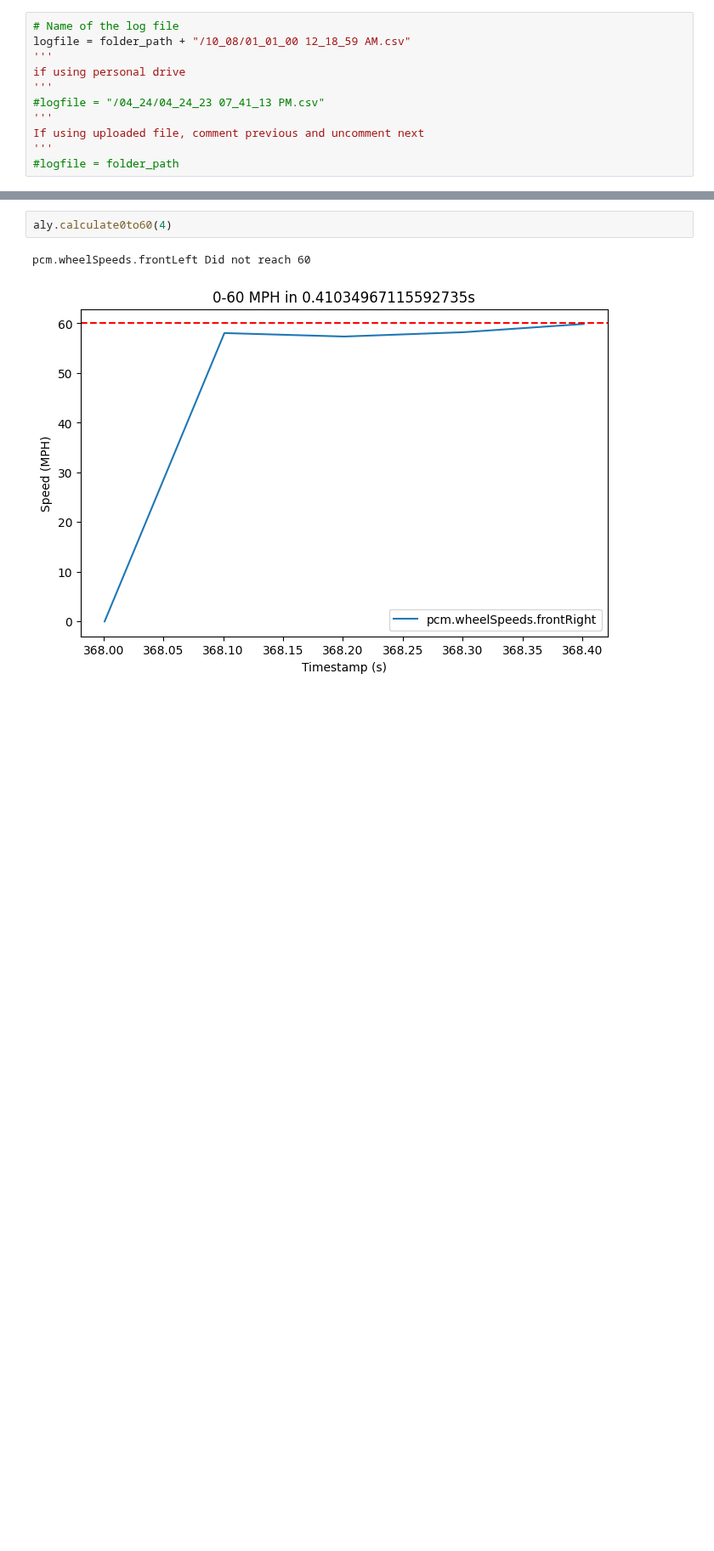
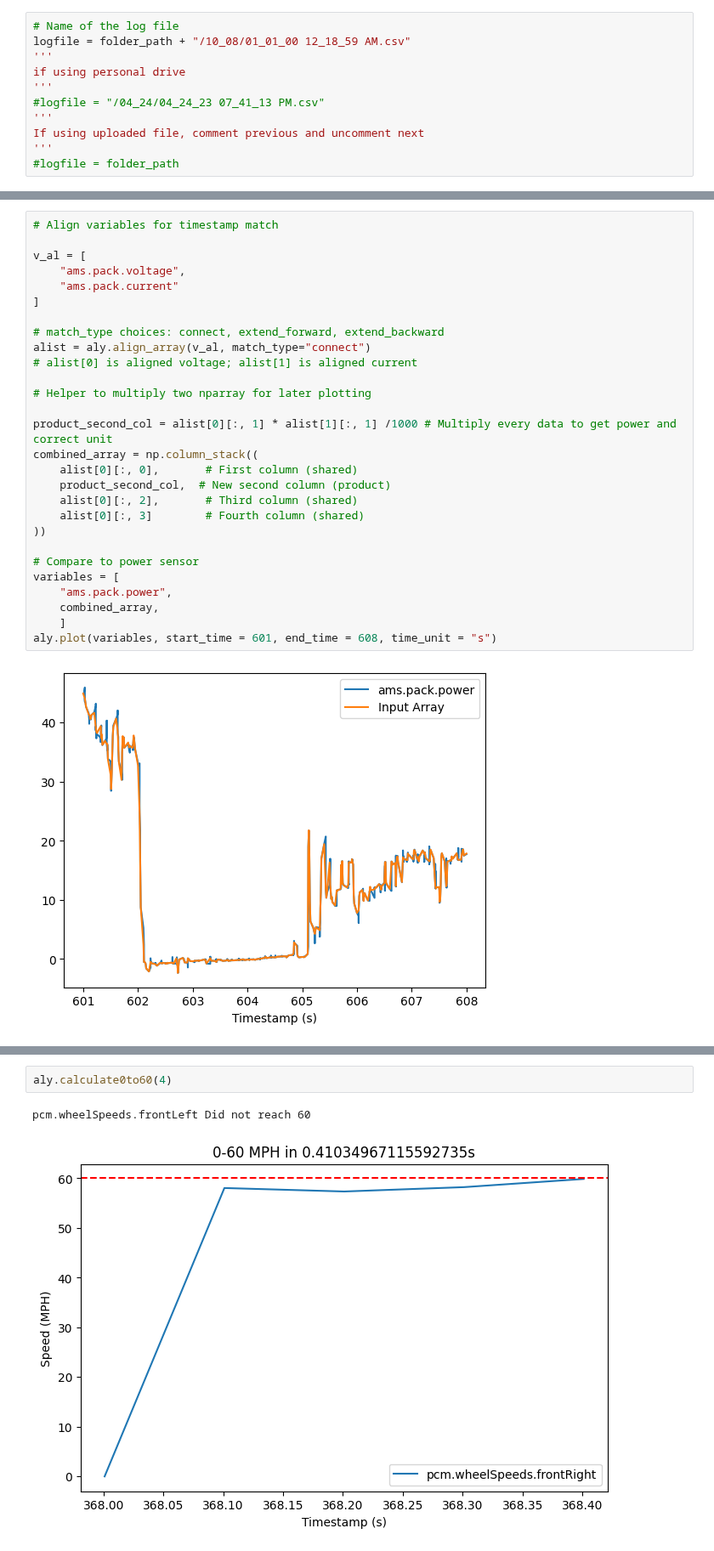
Before and after one commit to Penn-Electric-Racing/PER-Data-Analyzer, a Jupyter notebook: production/VizPlayground.ipynb, the cells around one changed output, grey strips where cells are left out. Shown at 85% size. Cells and saved outputs as stored; diff of their text form; blank space fills up the shorter version.

```diff
--- a/production/VizPlayground.ipynb
+++ b/production/VizPlayground.ipynb
@@ -185,0 +179,30 @@ aly.plot(variables)
+# %%
+# Align variables for timestamp match
+
+v_al = [
+    "ams.pack.voltage",
+    "ams.pack.current"
+]
+
+# match_type choices: connect, extend_forward, extend_backward
+alist = aly.align_array(v_al, match_type="connect")
+# alist[0] is aligned voltage; alist[1] is aligned current
+
+# Helper to multiply two nparray for later plotting
+
+product_second_col = alist[0][:, 1] * alist[1][:, 1] /1000 # Multiply every data to get power and correct unit
+combined_array = np.column_stack((
+    alist[0][:, 0],       # First column (shared)
+    product_second_col,  # New second column (product)
+    alist[0][:, 2],       # Third column (shared)
+    alist[0][:, 3]        # Fourth column (shared)
+))
+
+# Compare to power sensor
+variables = [
+    "ams.pack.power",
+    combined_array,
+    ]
+aly.plot(variables, start_time = 601, end_time = 608, time_unit = "s")
+# %% [output]
+[figure, added]
```
Also changed, not shown: parts of 28 cells of this notebook, 6 other files.
